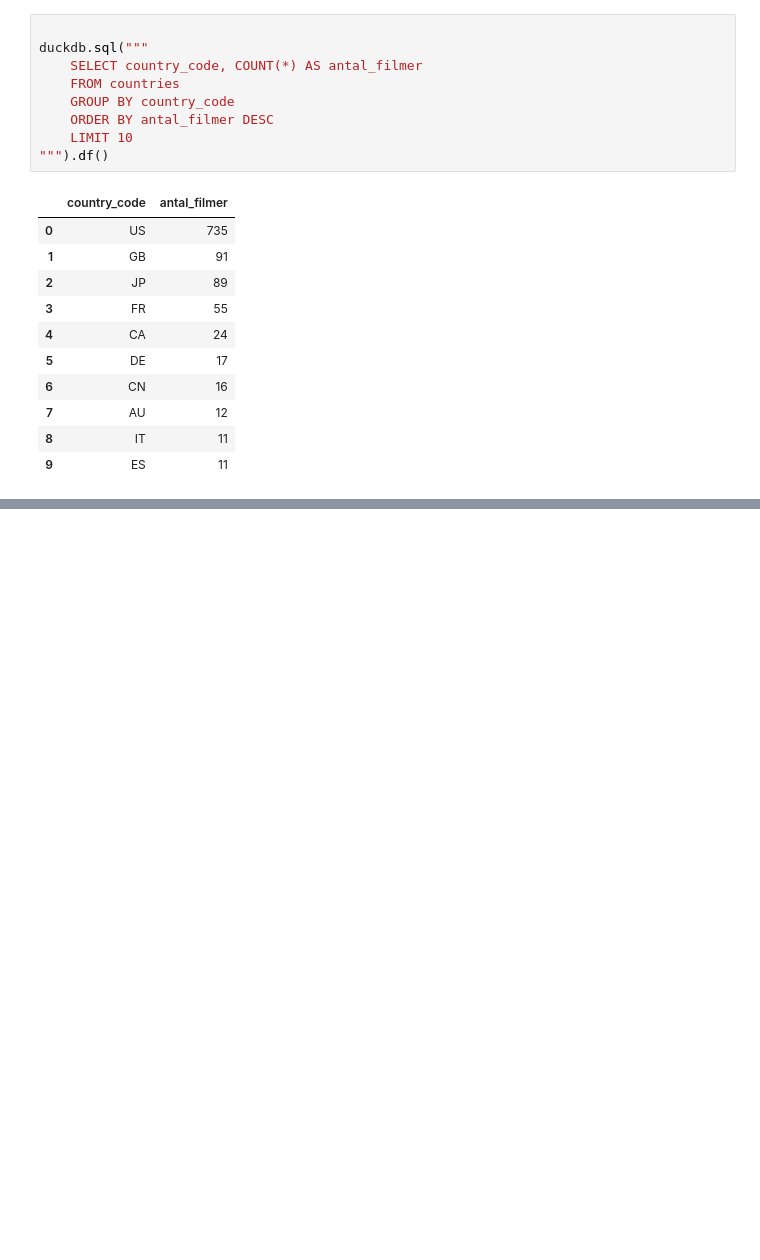
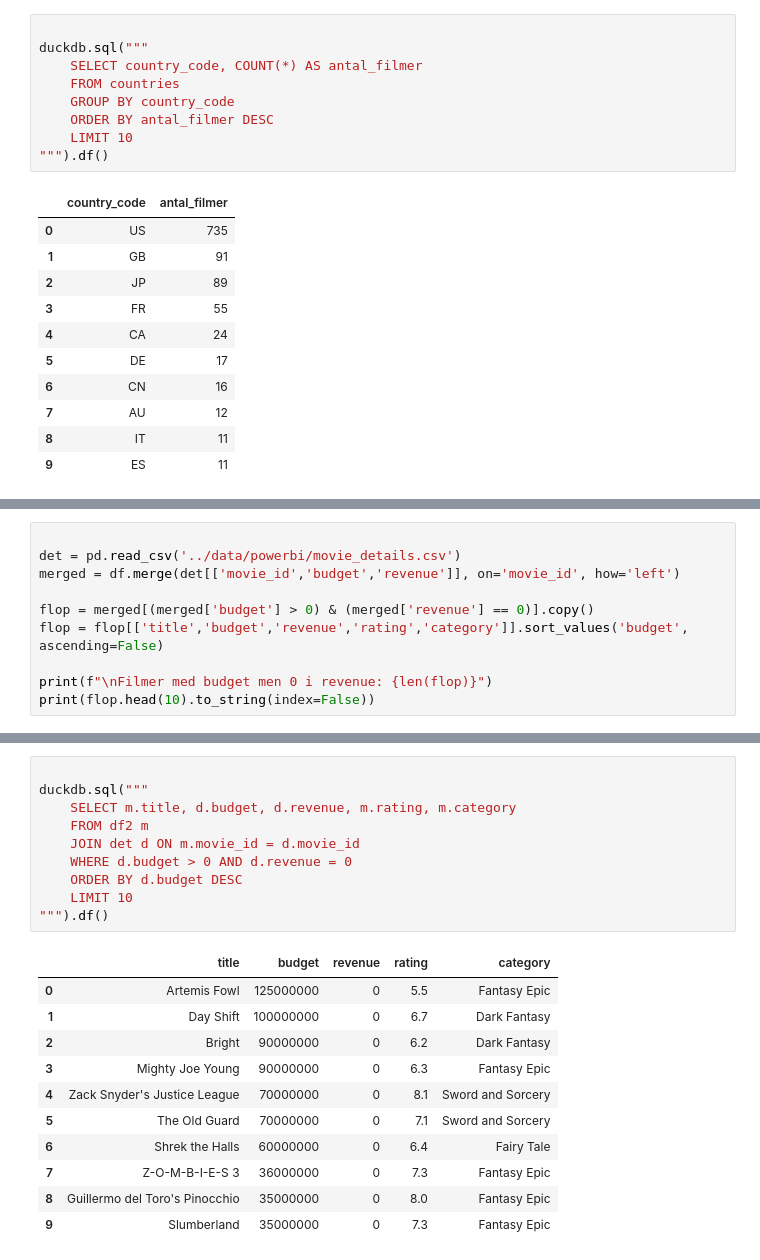
Before and after one commit to GrannyApples/Grupp7_Datavisualisering_DE_UX, a Jupyter notebook: notebooks/eda_abdulrahman.ipynb, the cells around one changed output, grey strips where cells are left out. Drawn from its saved outputs; the diff is of its cells as text; blank space fills up the shorter version.

```diff
--- a/notebooks/eda_abdulrahman.ipynb
+++ b/notebooks/eda_abdulrahman.ipynb
@@ -909,0 +912,10 @@ duckdb.sql("""
+# %%
+
+det = pd.read_csv('../data/powerbi/movie_details.csv')
+merged = df.merge(det[['movie_id','budget','revenue']], on='movie_id', how='left')
+
+flop = merged[(merged['budget'] > 0) & (merged['revenue'] == 0)].copy()
+flop = flop[['title','budget','revenue','rating','category']].sort_values('budget', ascending=False)
+
+print(f"\nFilmer med budget men 0 i revenue: {len(flop)}")
+print(flop.head(10).to_string(index=False))
@@ -909,0 +935,22 @@ duckdb.sql("""
+# %%
+
+duckdb.sql("""
+    SELECT m.title, d.budget, d.revenue, m.rating, m.category
+    FROM df2 m
+    JOIN det d ON m.movie_id = d.movie_id
+    WHERE d.budget > 0 AND d.revenue = 0
+    ORDER BY d.budget DESC
+    LIMIT 10
+""").df()
+# %% [output]
+|  | title | budget | revenue | rating | category |
+| 0 | Artemis Fowl | 125000000 | 0 | 5.5 | Fantasy Epic |
+| 1 | Day Shift | 100000000 | 0 | 6.7 | Dark Fantasy |
+| 2 | Bright | 90000000 | 0 | 6.2 | Dark Fantasy |
+| 3 | Mighty Joe Young | 90000000 | 0 | 6.3 | Fantasy Epic |
+| 4 | Zack Snyder's Justice League | 70000000 | 0 | 8.1 | Sword and Sorcery |
+| 5 | The Old Guard | 70000000 | 0 | 7.1 | Sword and Sorcery |
+| 6 | Shrek the Halls | 60000000 | 0 | 6.4 | Fairy Tale |
+| 7 | Z-O-M-B-I-E-S 3 | 36000000 | 0 | 7.3 | Fantasy Epic |
+| 8 | Guillermo del Toro's Pinocchio | 35000000 | 0 | 8.0 | Fantasy Epic |
+| 9 | Slumberland | 35000000 | 0 | 7.3 | Fantasy Epic |
```
Also changed, not shown: parts of 2 cells of this notebook, 1 other file.
